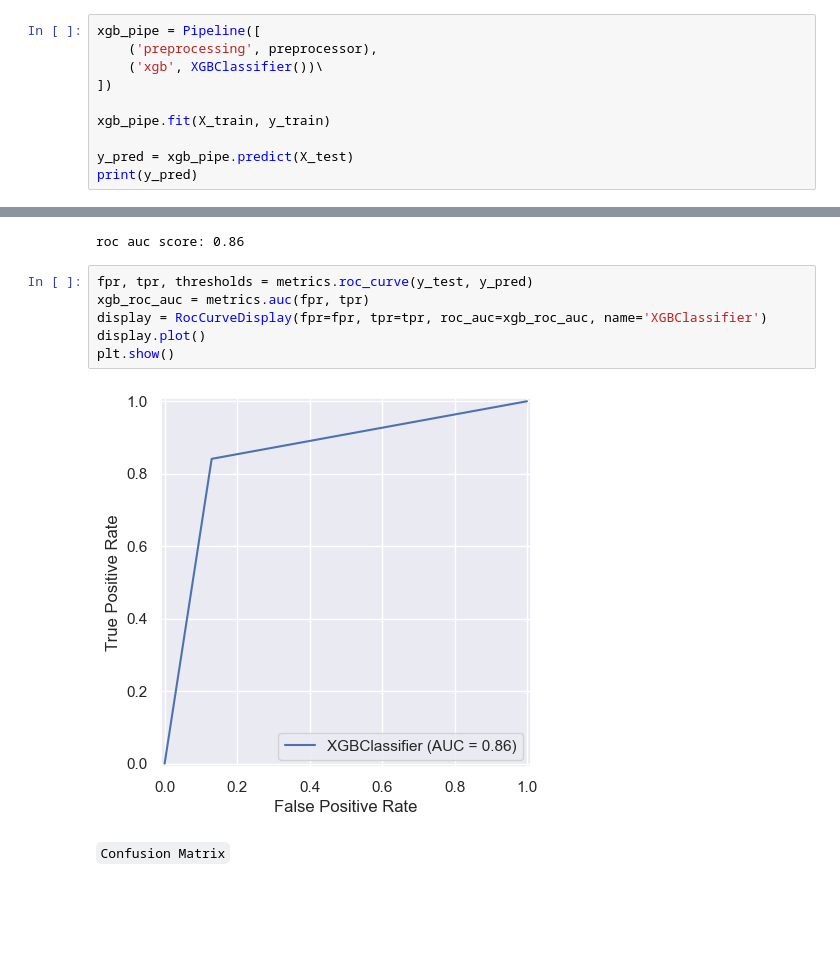
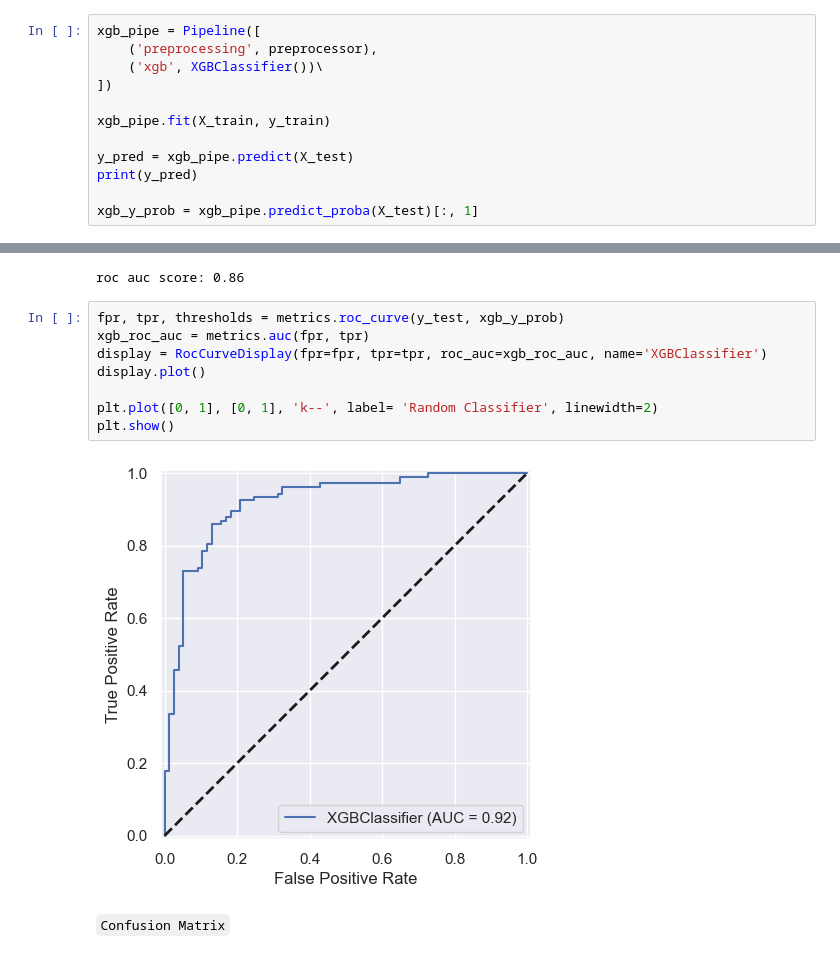
Before and after one commit to codewithraphael/machine-learning, a Jupyter notebook: Heart Failure Prediction/Notebook/heart_disease.ipynb, the cells around one changed output, grey strips where cells are left out. Drawn from its saved outputs; the diff is of its cells as text; blank space fills up the shorter version.

```diff
--- a/Heart Failure Prediction/Notebook/heart_disease.ipynb
+++ b/Heart Failure Prediction/Notebook/heart_disease.ipynb
@@ -502,6 +551,8 @@ xgb_pipe.fit(X_train, y_train)
 
 y_pred = xgb_pipe.predict(X_test)
 print(y_pred)
+
+xgb_y_prob = xgb_pipe.predict_proba(X_test)[:, 1]
 # %% [output]
 [0 1 1 1 0 1 1 0 1 1 1 0 1 0 1 1 0 1 1 0 1 1 0 0 0 1 0 1 0 0 1 0 1 1 1 1 1
  0 1 1 1 1 1 0 0 1 1 1 1 1 0 0 1 1 1 0 0 1 0 1 0 0 0 1 0 1 1 1 1 0 0 0 1 0
@@ -536,13 +610,15 @@ print(f'roc auc score: {ras:.2f}')
 # %% [output]
 roc auc score: 0.86
 # %%
-fpr, tpr, thresholds = metrics.roc_curve(y_test, y_pred)
+fpr, tpr, thresholds = metrics.roc_curve(y_test, xgb_y_prob)
 xgb_roc_auc = metrics.auc(fpr, tpr)
 display = RocCurveDisplay(fpr=fpr, tpr=tpr, roc_auc=xgb_roc_auc, name='XGBClassifier')
 display.plot()
+
+plt.plot([0, 1], [0, 1], 'k--', label= 'Random Classifier', linewidth=2)
 plt.show()
 # %% [output]
-[figure, old version]
+[figure, new version]
 # %% [markdown]
 `Confusion Matrix`
 # %%
```
Also changed, not shown: parts of 20 cells of this notebook.
